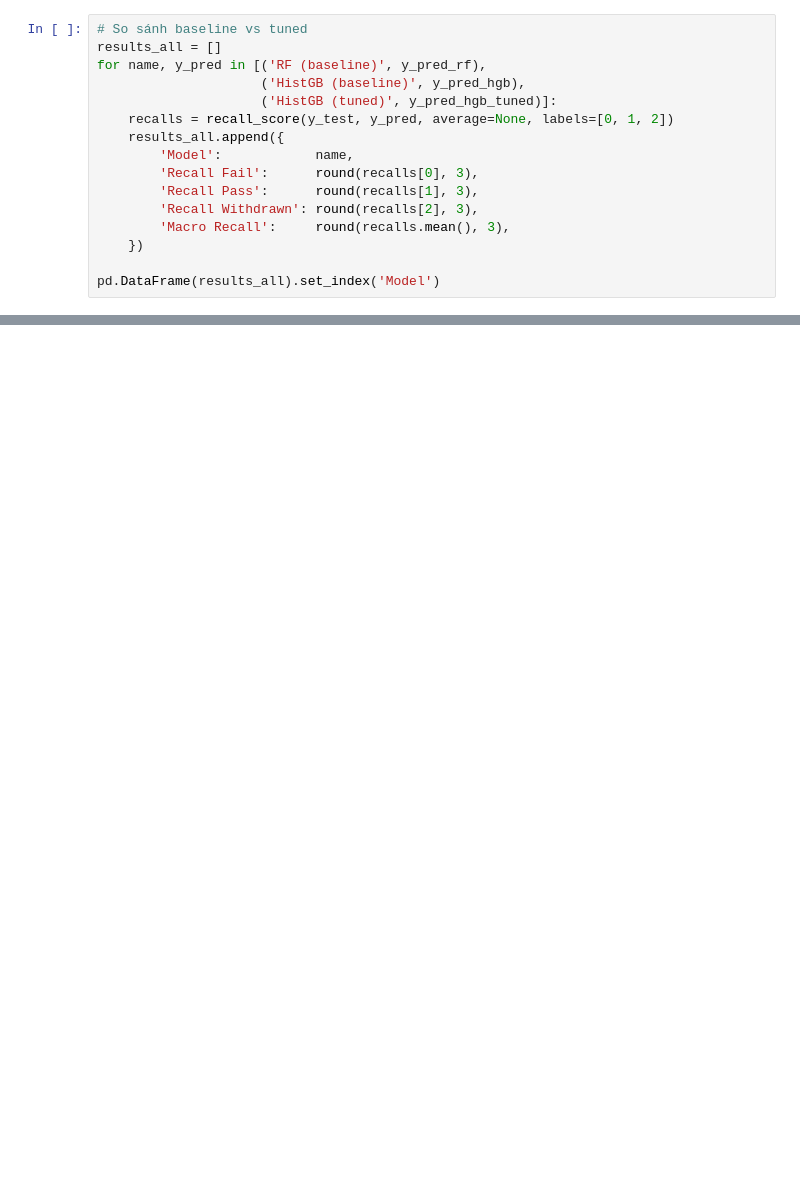
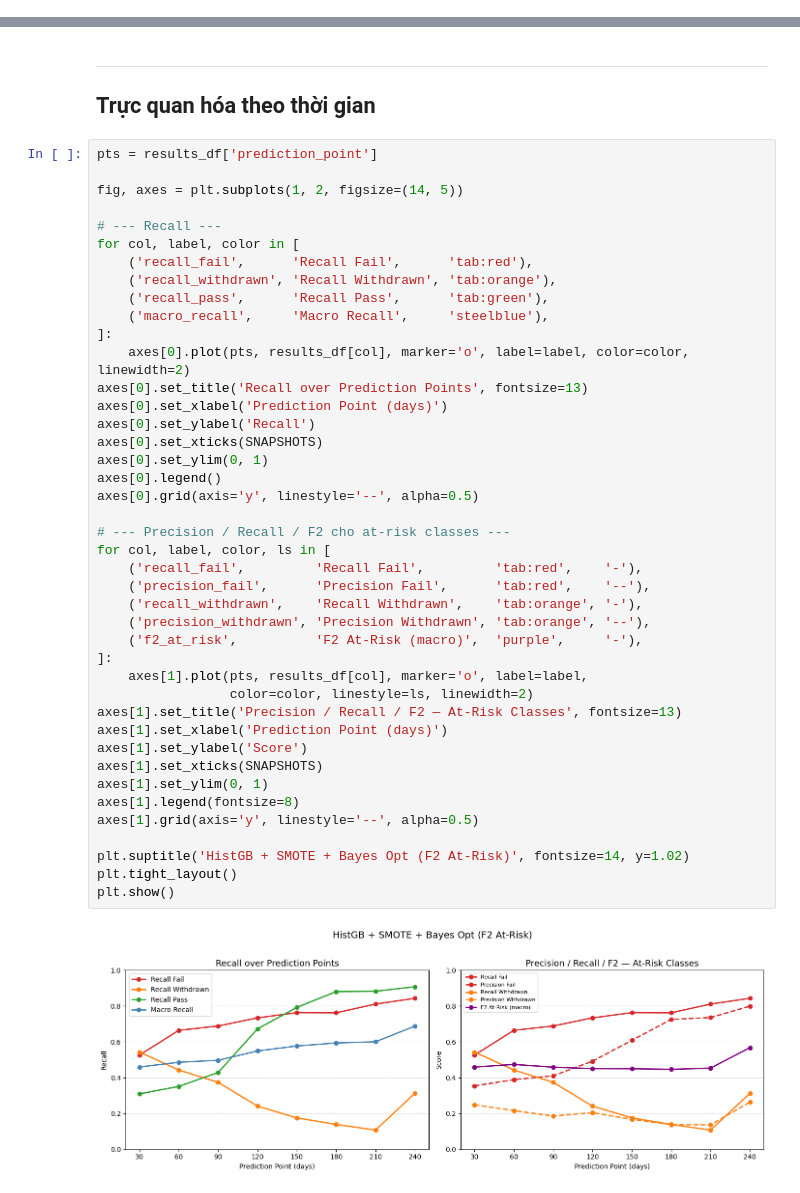
Before and after one commit to thiennguyen37-qn/early-academic-risk-warning, a Jupyter notebook: notebooks/modeling.ipynb, the cells around one changed output, grey strips where cells are left out. Cells and saved outputs as stored; diff of their text form; blank space fills up the shorter version.

```diff
--- a/notebooks/modeling.ipynb
+++ b/notebooks/modeling.ipynb
@@ -191,16 +49,0 @@ evaluate('HistGB (Tuned)', y_test, y_pred_hgb_tuned)
-# %%
-# So sánh baseline vs tuned
-results_all = []
-for name, y_pred in [('RF (baseline)', y_pred_rf),
-                     ('HistGB (baseline)', y_pred_hgb),
-                     ('HistGB (tuned)', y_pred_hgb_tuned)]:
-    recalls = recall_score(y_test, y_pred, average=None, labels=[0, 1, 2])
-    results_all.append({
-        'Model':            name,
-        'Recall Fail':      round(recalls[0], 3),
-        'Recall Pass':      round(recalls[1], 3),
-        'Recall Withdrawn': round(recalls[2], 3),
-        'Macro Recall':     round(recalls.mean(), 3),
-    })
-
-pd.DataFrame(results_all).set_index('Model')
@@ -206,0 +287,48 @@ pd.DataFrame(results_all).set_index('Model')
+# %% [markdown]
+---
+
+## Trực quan hóa theo thời gian
+# %%
+pts = results_df['prediction_point']
+
+fig, axes = plt.subplots(1, 2, figsize=(14, 5))
+
+# --- Recall ---
+for col, label, color in [
+    ('recall_fail',      'Recall Fail',      'tab:red'),
+    ('recall_withdrawn', 'Recall Withdrawn', 'tab:orange'),
+    ('recall_pass',      'Recall Pass',      'tab:green'),
+    ('macro_recall',     'Macro Recall',     'steelblue'),
+]:
+    axes[0].plot(pts, results_df[col], marker='o', label=label, color=color, linewidth=2)
+axes[0].set_title('Recall over Prediction Points', fontsize=13)
+axes[0].set_xlabel('Prediction Point (days)')
+axes[0].set_ylabel('Recall')
+axes[0].set_xticks(SNAPSHOTS)
+axes[0].set_ylim(0, 1)
+axes[0].legend()
+axes[0].grid(axis='y', linestyle='--', alpha=0.5)
+
+# --- Precision / Recall / F2 cho at-risk classes ---
+for col, label, color, ls in [
+    ('recall_fail',         'Recall Fail',         'tab:red',    '-'),
+    ('precision_fail',      'Precision Fail',      'tab:red',    '--'),
+    ('recall_withdrawn',    'Recall Withdrawn',    'tab:orange', '-'),
+    ('precision_withdrawn', 'Precision Withdrawn', 'tab:orange', '--'),
+    ('f2_at_risk',          'F2 At-Risk (macro)',  'purple',     '-'),
+]:
+    axes[1].plot(pts, results_df[col], marker='o', label=label,
+                 color=color, linestyle=ls, linewidth=2)
+axes[1].set_title('Precision / Recall / F2 — At-Risk Classes', fontsize=13)
+axes[1].set_xlabel('Prediction Point (days)')
+axes[1].set_ylabel('Score')
+axes[1].set_xticks(SNAPSHOTS)
+axes[1].set_ylim(0, 1)
+axes[1].legend(fontsize=8)
+axes[1].grid(axis='y', linestyle='--', alpha=0.5)
+
+plt.suptitle('HistGB + SMOTE + Bayes Opt (F2 At-Risk)', fontsize=14, y=1.02)
+plt.tight_layout()
+plt.show()
+# %% [output]
+[figure, added]
```
Also changed, not shown: parts of 23 cells of this notebook, 2 other files.
